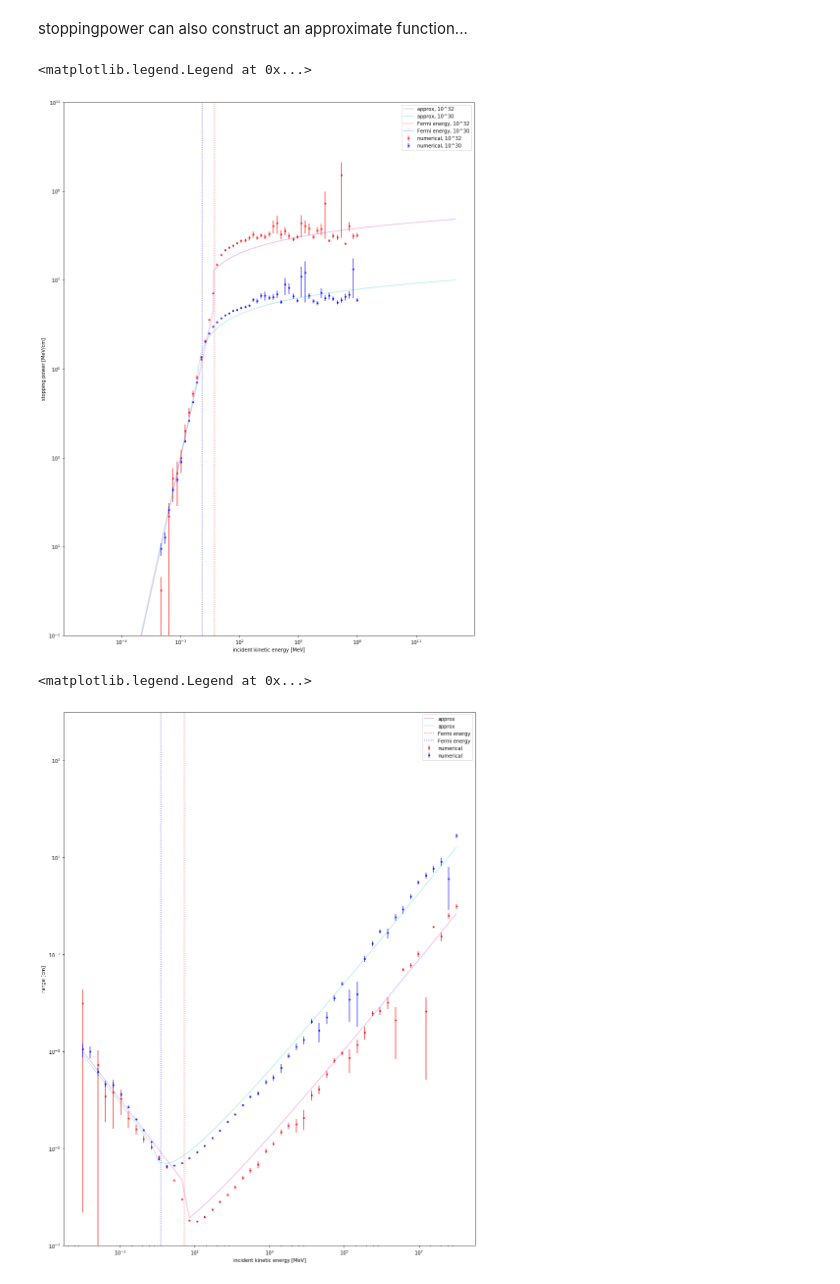
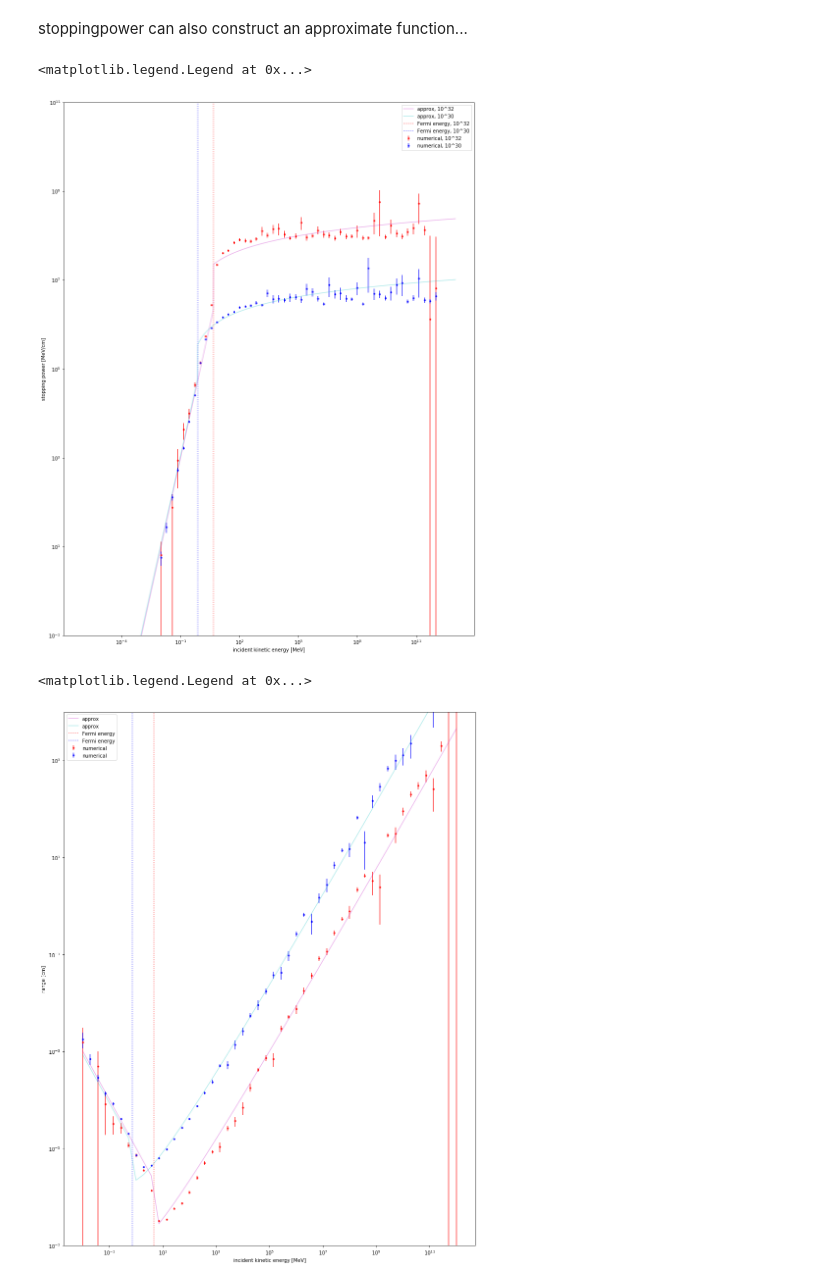
Before and after one commit to vijayoct27/Qballs, a Jupyter notebook: calc/compton-tests.ipynb, the cells around one changed output. Cells and saved outputs as stored; diff of their text form; code cells hidden in the pictures.

```diff
--- a/calc/compton-tests.ipynb
+++ b/calc/compton-tests.ipynb
@@ -42,7 +42,7 @@ timeit dedx_func([10.0**-2, 1.0, 100.0, 10**4, 10**6], samples=1000)
 Timing: 1.3 sec per 5000 samples, $\Rightarrow \sim 3 \cdot 10^{-4}$ sec per sample.
 Need at least $10^5$ samples per incident momentum for percent-level accuracy - thats $30$ seconds per momentum point and about a half hour to construct one stopping power curve.
 # %%
-ke_step  = np.logspace(-2, 8, 50)
+ke_step  = np.logspace(-3, 12, 40)
 ke_dense = np.logspace(-6, 13, 15*10**2)
 samples = 10**4
 
@@ -128,9 +111,9 @@ ax.plot(ke_dense, dedx0_approx_func(ke_dense), alpha=0.3,
         label='approx, 10^30')
 
 # energy scales
-ax.axvline(wd.Efermi, linestyle=':', color='r', alpha=0.5,
+ax.axvline(wd.KEfermi, linestyle=':', color='r', alpha=0.5,
            label="Fermi energy, 10^32")
-ax.axvline(wd0.Efermi, linestyle=':', color='b', alpha=0.5,
+ax.axvline(wd0.KEfermi, linestyle=':', color='b', alpha=0.5,
            label="Fermi energy, 10^30")
 
 ax.set_xlabel("incident kinetic energy [MeV]")
@@ -141,40 +124,40 @@ ax.set_ylim([10**-1, 10**11])
 ax.legend(loc="best")
 # %% [output]
 <matplotlib.legend.Legend at 0x...>
-[figure, old version]
+[figure, new version]
 # %%
 fig, ax = plt.subplots()
 
 # numerical results
 ax.errorbar(ke, ke/dedx,
             yerr=ke*dedx_error/(dedx**2),
             alpha=0.8, marker='.', linestyle='', color='r',
             label='numerical')
 ax.errorbar(ke, ke/dedx0,
             yerr=ke*dedx0_error/(dedx0**2),
             alpha=0.8, marker='.', linestyle='', color='b',
             label='numerical')
 
 # limiting approximations
 ax.plot(ke, ke/dedx_approx_func(ke), alpha=0.3,
         marker='', linestyle='-', color='m',
         label='approx')
 ax.plot(ke, ke/dedx0_approx_func(ke), alpha=0.3,
         marker='', linestyle='-', color='c',
         label='approx')
 
 # energy scales
-ax.axvline(wd.Efermi, linestyle=':', color='r', alpha=0.5,
+ax.axvline(wd.KEfermi, linestyle=':', color='r', alpha=0.5,
            label="Fermi energy")
-ax.axvline(wd0.Efermi, linestyle=':', color='b', alpha=0.5,
+ax.axvline(wd0.KEfermi, linestyle=':', color='b', alpha=0.5,
            label="Fermi energy")
 
 ax.set_xlabel("incident kinetic energy [MeV]")
 ax.set_ylabel("range [cm]")
 ax.set_xscale("log")
 ax.set_yscale("log")
 ax.set_ylim([10**-7, 10**4])
 ax.legend(loc="best")
 # %% [output]
 <matplotlib.legend.Legend at 0x...>
-[figure, old version]
+[figure, new version]
```
Also changed, not shown: parts of 2 cells of this notebook, 1 other file.
